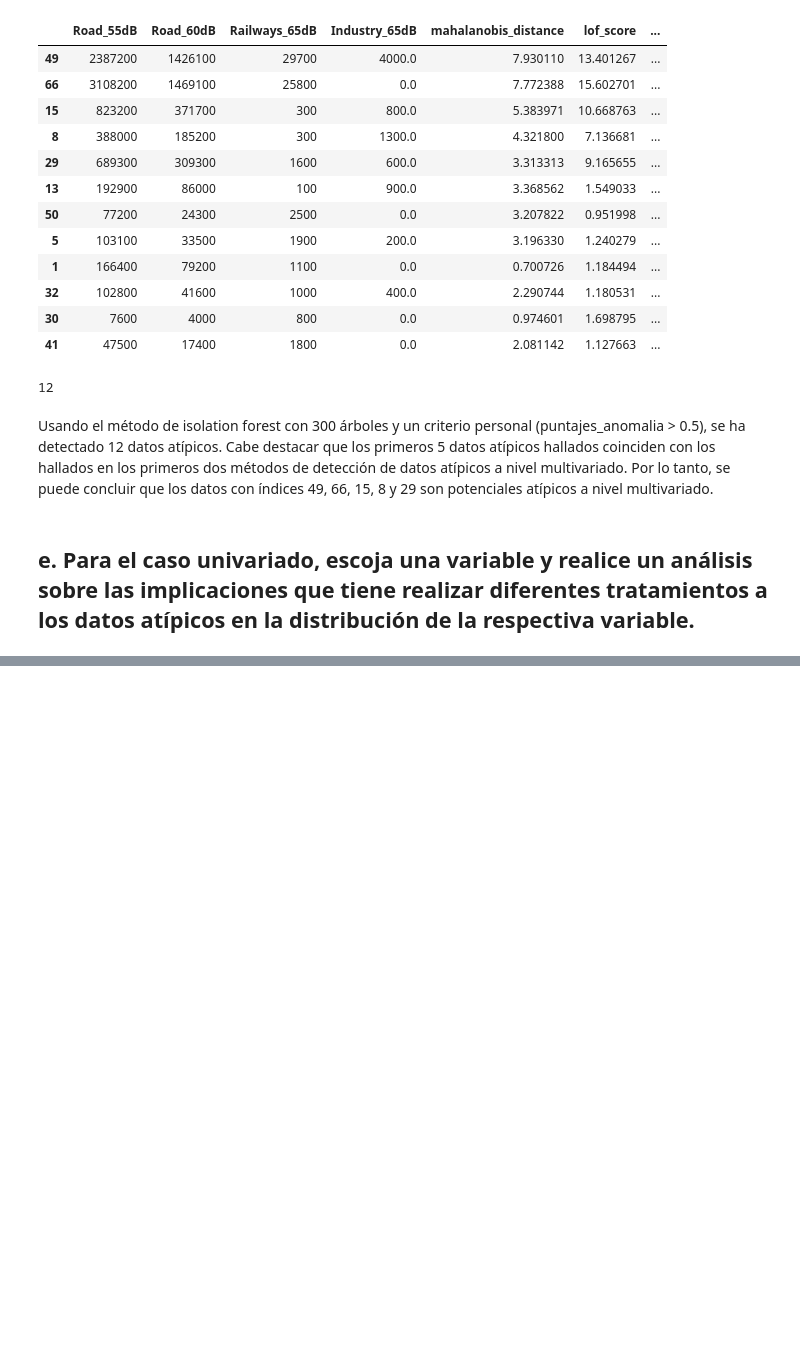
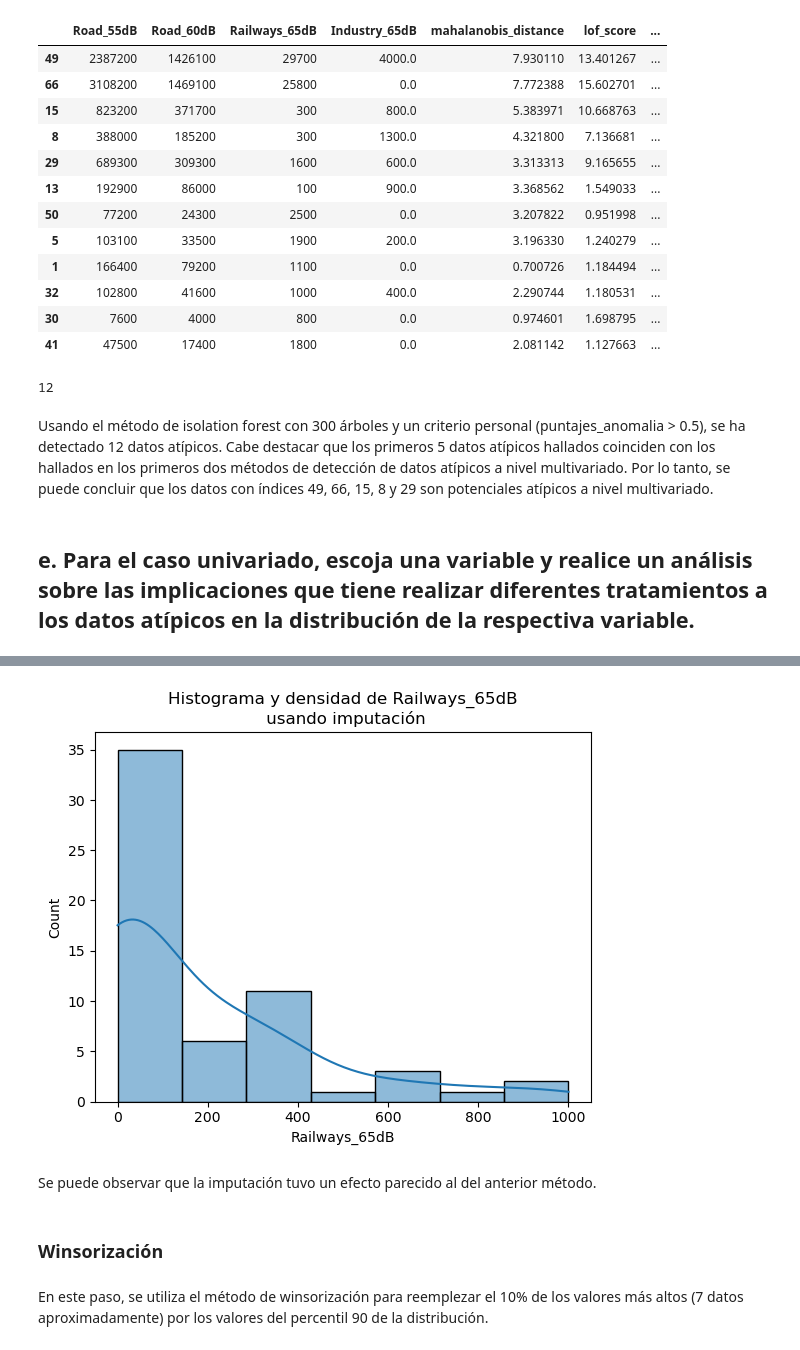
Before and after one commit to Deivid-code/Trabajo-1-mineria-de-datos, a Jupyter notebook: Trabajo 1 minería de datos.ipynb, the cells around one changed output, grey strips where cells are left out. Cells and saved outputs as stored; diff of their text form; code cells hidden in the pictures; blank space fills up the shorter version.

```diff
--- a/Trabajo 1 minería de datos.ipynb
+++ b/Trabajo 1 minería de datos.ipynb
@@ -674,0 +659,12 @@ array([[   0.],
+# %%
+sns.histplot(ruidoso_filtrado['Railways_65dB'], kde=True)
+plt.title("Histograma y densidad de Railways_65dB\n usando imputación")
+plt.show()
+# %% [output]
+[figure, added]
+# %% [markdown]
+Se puede observar que la imputación tuvo un efecto parecido al del anterior método.
+# %% [markdown]
+### Winsorización
+# %% [markdown]
+En este paso, se utiliza el método de winsorización para reemplezar el 10% de los valores más altos (7 datos aproximadamente) por los valores del percentil 90 de la distribución.
```
Also changed, not shown: parts of 20 cells of this notebook.
